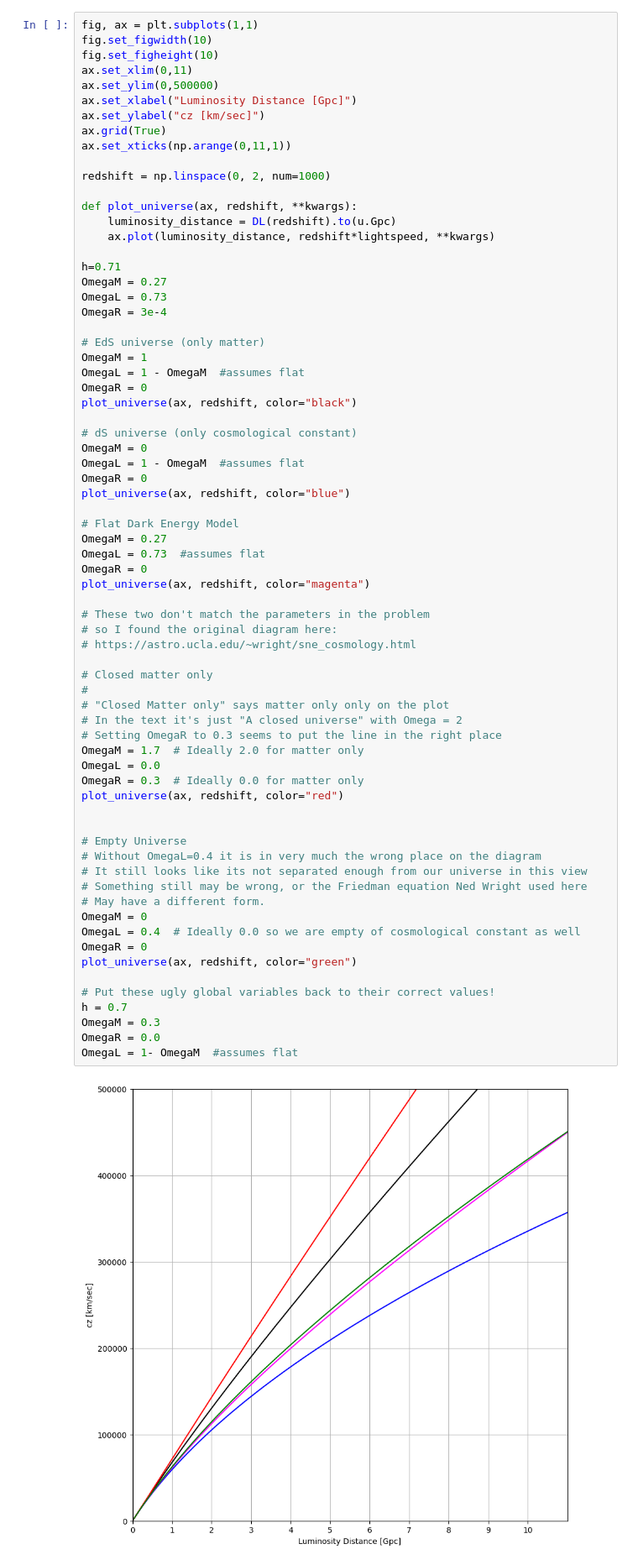
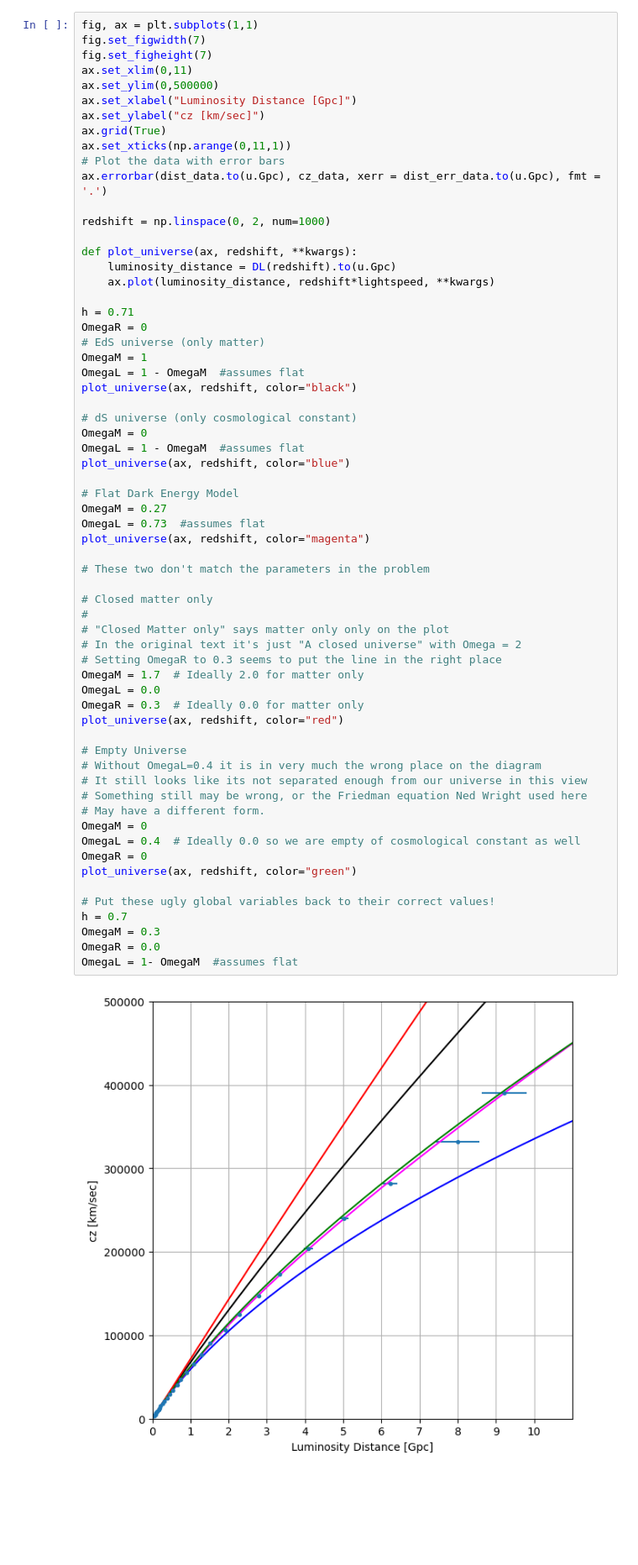
Before and after one commit to mtauraso/Astr-513-cosmology, a Jupyter notebook: 2_distances.ipynb, the cells around one changed output. Shown at 84% size. Cells and saved outputs as stored; diff of their text form; blank space fills up the shorter version.

Commit message:
Adding Data and error bars to HW2 and tightening up presentation a bit

```diff
--- a/2_distances.ipynb
+++ b/2_distances.ipynb
@@ -106,13 +131,15 @@ Reproduce the diagram !
 # %%
 fig, ax = plt.subplots(1,1)
-fig.set_figwidth(10)
-fig.set_figheight(10)
+fig.set_figwidth(7)
+fig.set_figheight(7)
 ax.set_xlim(0,11)
 ax.set_ylim(0,500000)
 ax.set_xlabel("Luminosity Distance [Gpc]")
 ax.set_ylabel("cz [km/sec]")
 ax.grid(True)
 ax.set_xticks(np.arange(0,11,1))
+# Plot the data with error bars
+ax.errorbar(dist_data.to(u.Gpc), cz_data, xerr = dist_err_data.to(u.Gpc), fmt = '.')
 
 redshift = np.linspace(0, 2, num=1000)
 
@@ -120,58 +147,49 @@ def plot_universe(ax, redshift, **kwargs):
     luminosity_distance = DL(redshift).to(u.Gpc)
     ax.plot(luminosity_distance, redshift*lightspeed, **kwargs)
 
-h=0.71
-OmegaM = 0.27
-OmegaL = 0.73
-OmegaR = 3e-4
-
+h = 0.71
+OmegaR = 0
 # EdS universe (only matter)
 OmegaM = 1
 OmegaL = 1 - OmegaM  #assumes flat
-OmegaR = 0
 plot_universe(ax, redshift, color="black")
 
 # dS universe (only cosmological constant)
 OmegaM = 0
 OmegaL = 1 - OmegaM  #assumes flat
-OmegaR = 0
 plot_universe(ax, redshift, color="blue")
 
 # Flat Dark Energy Model
 OmegaM = 0.27
 OmegaL = 0.73  #assumes flat
-OmegaR = 0
 plot_universe(ax, redshift, color="magenta")
 
 # These two don't match the parameters in the problem
-# so I found the original diagram here:
-# https://astro.ucla.edu/~wright/sne_cosmology.html
 
 # Closed matter only
 #
 # "Closed Matter only" says matter only only on the plot
-# In the text it's just "A closed universe" with Omega = 2
+# In the original text it's just "A closed universe" with Omega = 2
 # Setting OmegaR to 0.3 seems to put the line in the right place
 OmegaM = 1.7  # Ideally 2.0 for matter only
 OmegaL = 0.0
 OmegaR = 0.3  # Ideally 0.0 for matter only
 plot_universe(ax, redshift, color="red")
-
 
 # Empty Universe
 # Without OmegaL=0.4 it is in very much the wrong place on the diagram
 # It still looks like its not separated enough from our universe in this view
 # Something still may be wrong, or the Friedman equation Ned Wright used here
 # May have a different form.
 OmegaM = 0
 OmegaL = 0.4  # Ideally 0.0 so we are empty of cosmological constant as well
 OmegaR = 0
 plot_universe(ax, redshift, color="green")
 
 # Put these ugly global variables back to their correct values!
 h = 0.7
 OmegaM = 0.3
 OmegaR = 0.0
 OmegaL = 1- OmegaM  #assumes flat
 # %% [output]
-[figure, old version]
+[figure, new version]
```
Also changed, not shown: parts of 11 cells of this notebook, 1 other file.
